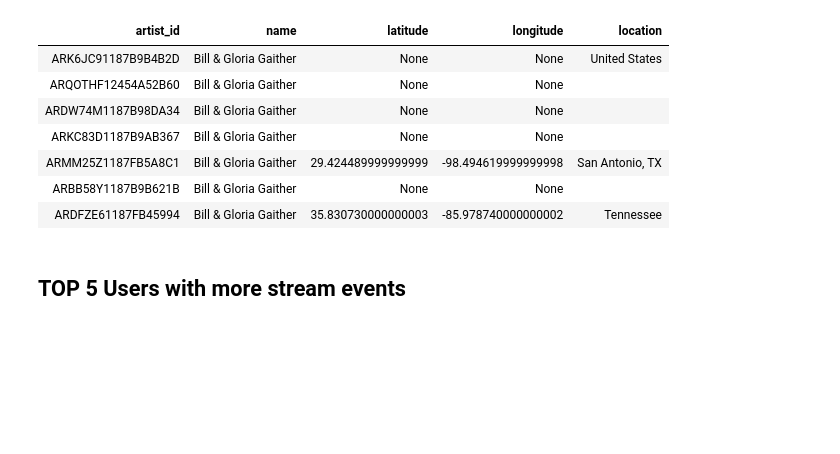
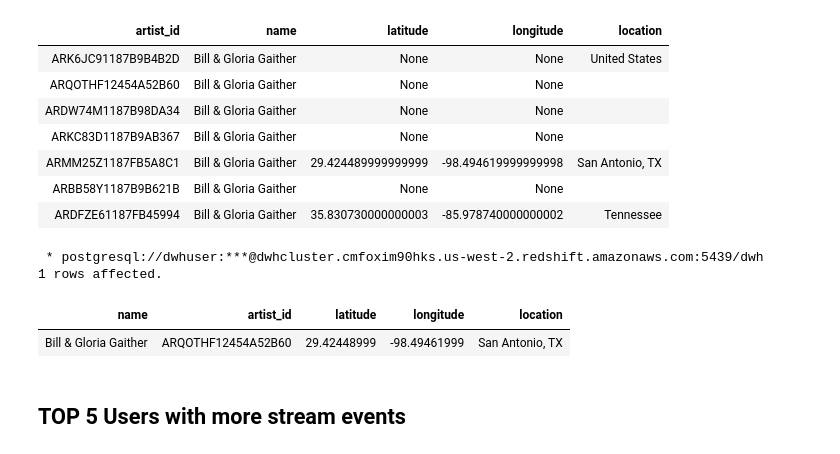
Before and after one commit to joseph-higaki/UDataEng_L03_P02_S3toRedshiftDW, a Jupyter notebook: test.ipynb, the cells around one changed output. Saved outputs shown, nothing was run; the diff lists cells and outputs as text; code cells hidden in the pictures; blank space fills up the shorter version.

```diff
--- a/test.ipynb
+++ b/test.ipynb
@@ -55,6 +50,15 @@ select distinct
 | ARMM25Z1187FB5A8C1 | Bill & Gloria Gaither | 29.424489999999999 | -98.494619999999998 | San Antonio, TX |
 | ARBB58Y1187B9B621B | Bill & Gloria Gaither | None | None |  |
 | ARDFZE61187FB45994 | Bill & Gloria Gaither | 35.830730000000003 | -85.978740000000002 | Tennessee |
+# %%
+%%sql
+select * from artist_names
+where name in('Bill & Gloria Gaither')
+# %% [output]
+ * postgresql://dwhuser:***@dwhcluster.cmfoxim90hks.us-west-2.redshift.amazonaws.com:5439/dwh
+1 rows affected.
+| name | artist_id | latitude | longitude | location |
+| Bill & Gloria Gaither | ARQOTHF12454A52B60 | 29.42448999 | -98.49461999 | San Antonio, TX |
 # %% [markdown]
 ## TOP 5 Users with more stream events
 # %%
```
Also changed, not shown: parts of 2 cells of this notebook, 4 other files.
